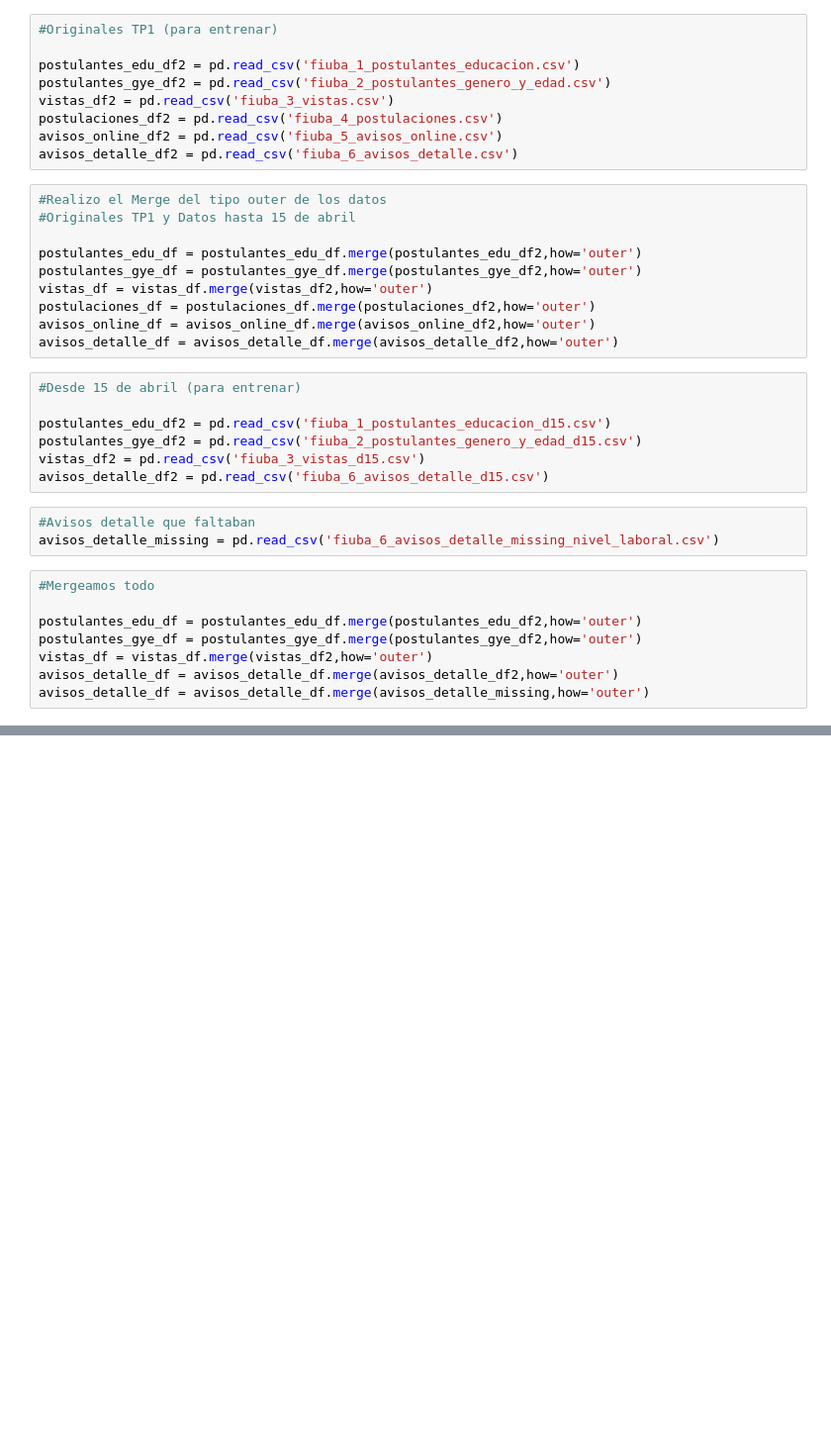
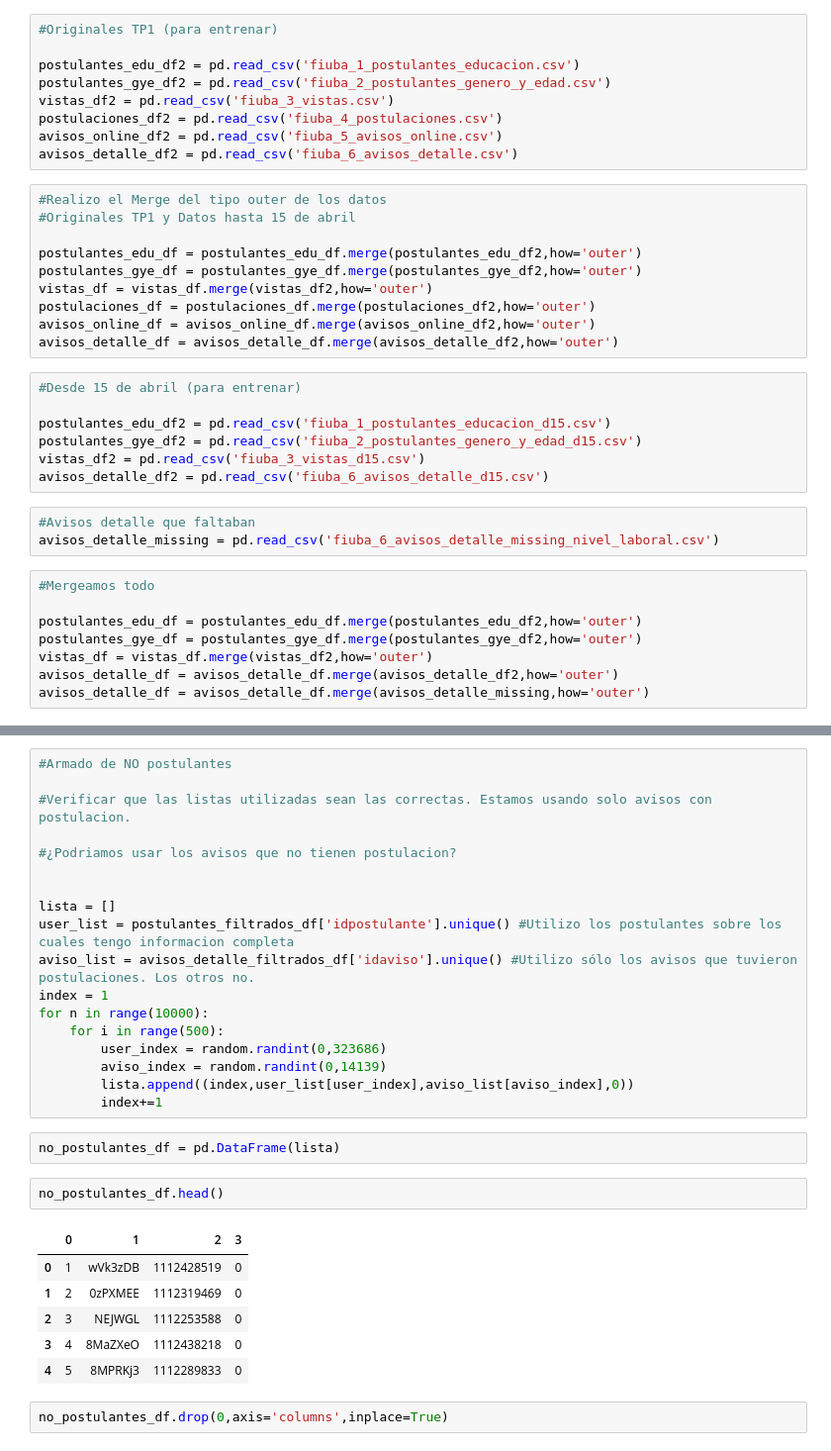
Before and after one commit to Andivisciglio/TP2-OrganizacionDeDatos-Grupo28, a Jupyter notebook: TP2.ipynb, the cells around one changed output, grey strips where cells are left out. Shown at 99% size. Drawn from its saved outputs; the diff is of its cells as text; blank space fills up the shorter version.

```diff
--- a/TP2.ipynb
+++ b/TP2.ipynb
@@ -289,0 +297,31 @@ avisos_detalle_df['idaviso'].unique().shape
+# %%
+#Armado de NO postulantes
+
+#Verificar que las listas utilizadas sean las correctas. Estamos usando solo avisos con postulacion.
+
+#¿Podriamos usar los avisos que no tienen postulacion?
+
+
+lista = []
+user_list = postulantes_filtrados_df['idpostulante'].unique() #Utilizo los postulantes sobre los cuales tengo informacion completa
+aviso_list = avisos_detalle_filtrados_df['idaviso'].unique() #Utilizo sólo los avisos que tuvieron postulaciones. Los otros no.
+index = 1
+for n in range(10000):
+    for i in range(500):
+        user_index = random.randint(0,323686)
+        aviso_index = random.randint(0,14139)
+        lista.append((index,user_list[user_index],aviso_list[aviso_index],0))
+        index+=1
+# %%
+no_postulantes_df = pd.DataFrame(lista)
+# %%
+no_postulantes_df.head()
+# %% [output]
+|  | 0 | 1 | 2 | 3 |
+| 0 | 1 | wVk3zDB | 1112428519 | 0 |
+| 1 | 2 | 0zPXMEE | 1112319469 | 0 |
+| 2 | 3 | NEJWGL | 1112253588 | 0 |
+| 3 | 4 | 8MaZXeO | 1112438218 | 0 |
+| 4 | 5 | 8MPRKj3 | 1112289833 | 0 |
+# %%
+no_postulantes_df.drop(0,axis='columns',inplace=True)
```
Also changed, not shown: parts of 119 cells of this notebook.
